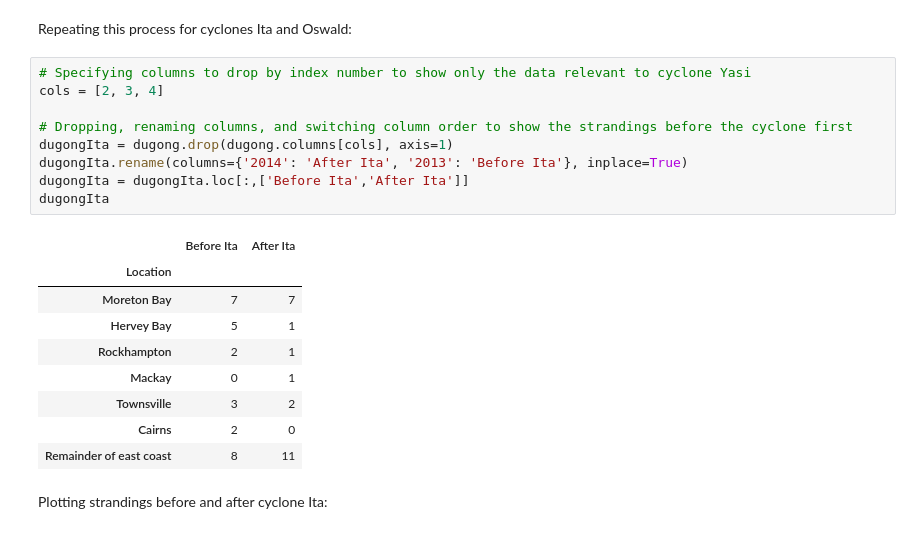
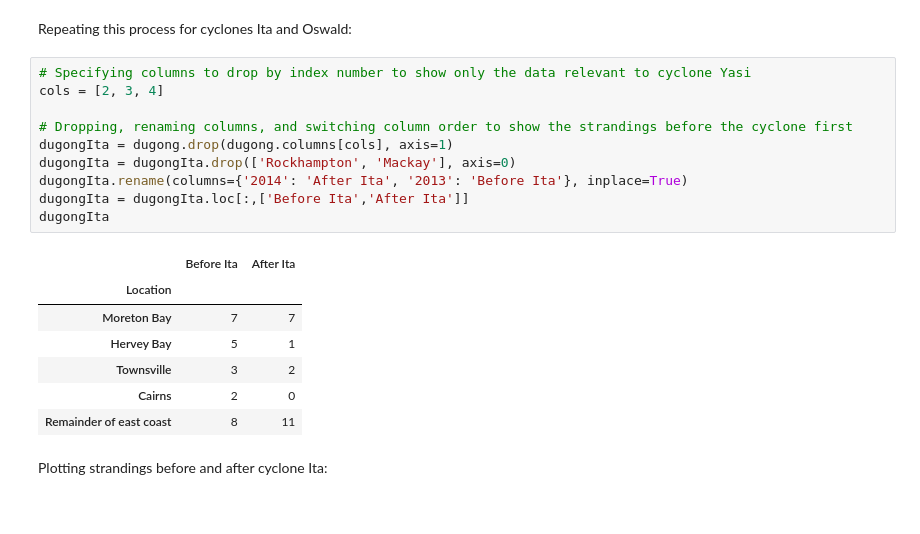
Before and after one commit to clle5474/seagrass-dugongs, a Jupyter notebook: 1. Extracting Data (2).ipynb, the cells around one changed output. Cells and saved outputs as stored; diff of their text form.

```diff
--- a/1. Extracting Data (2).ipynb
+++ b/1. Extracting Data (2).ipynb
@@ -483,19 +519,18 @@ Repeating this process for cyclones Ita and Oswald:
 # %%
 # Specifying columns to drop by index number to show only the data relevant to cyclone Yasi
 cols = [2, 3, 4]
 
 # Dropping, renaming columns, and switching column order to show the strandings before the cyclone first
 dugongIta = dugong.drop(dugong.columns[cols], axis=1)
+dugongIta = dugongIta.drop(['Rockhampton', 'Mackay'], axis=0)
 dugongIta.rename(columns={'2014': 'After Ita', '2013': 'Before Ita'}, inplace=True)
 dugongIta = dugongIta.loc[:,['Before Ita','After Ita']]
 dugongIta
 # %% [output]
 |  | Before Ita | After Ita |
 | Location |  |  |
 | Moreton Bay | 7 | 7 |
 | Hervey Bay | 5 | 1 |
-| Rockhampton | 2 | 1 |
-| Mackay | 0 | 1 |
 | Townsville | 3 | 2 |
 | Cairns | 2 | 0 |
 | Remainder of east coast | 8 | 11 |
```
Also changed, not shown: parts of 63 cells of this notebook.
